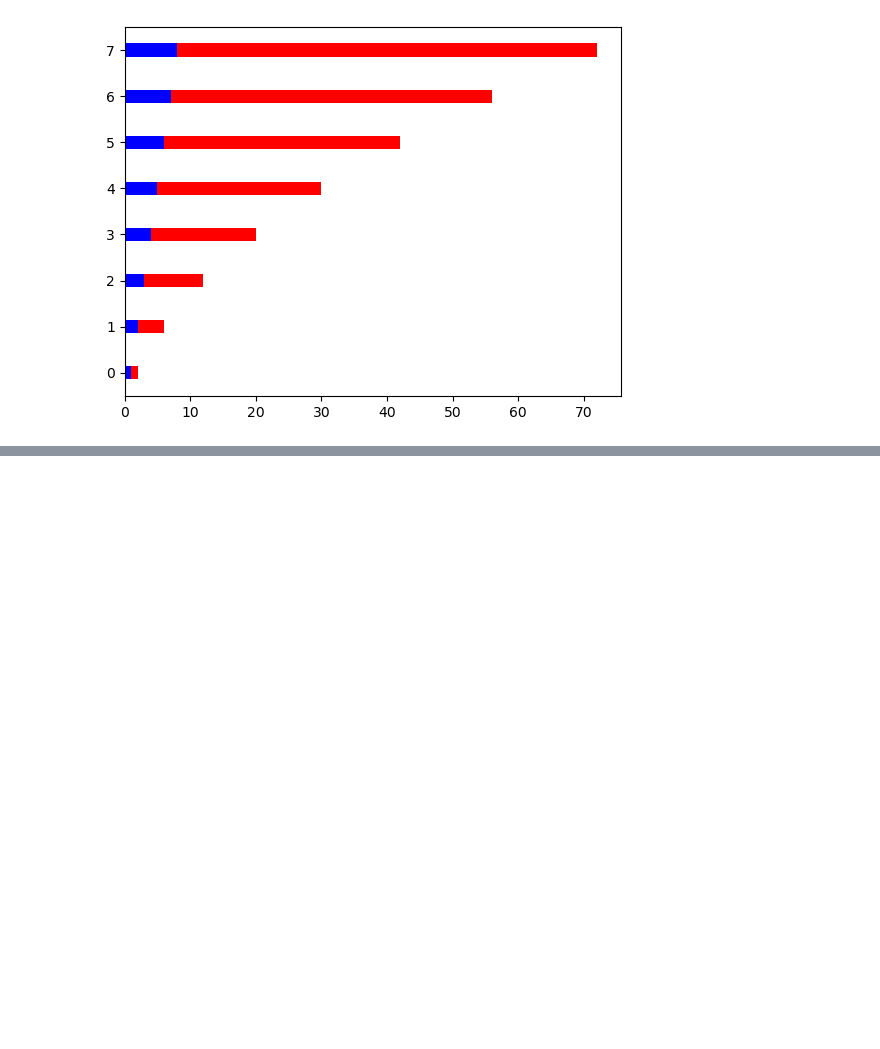
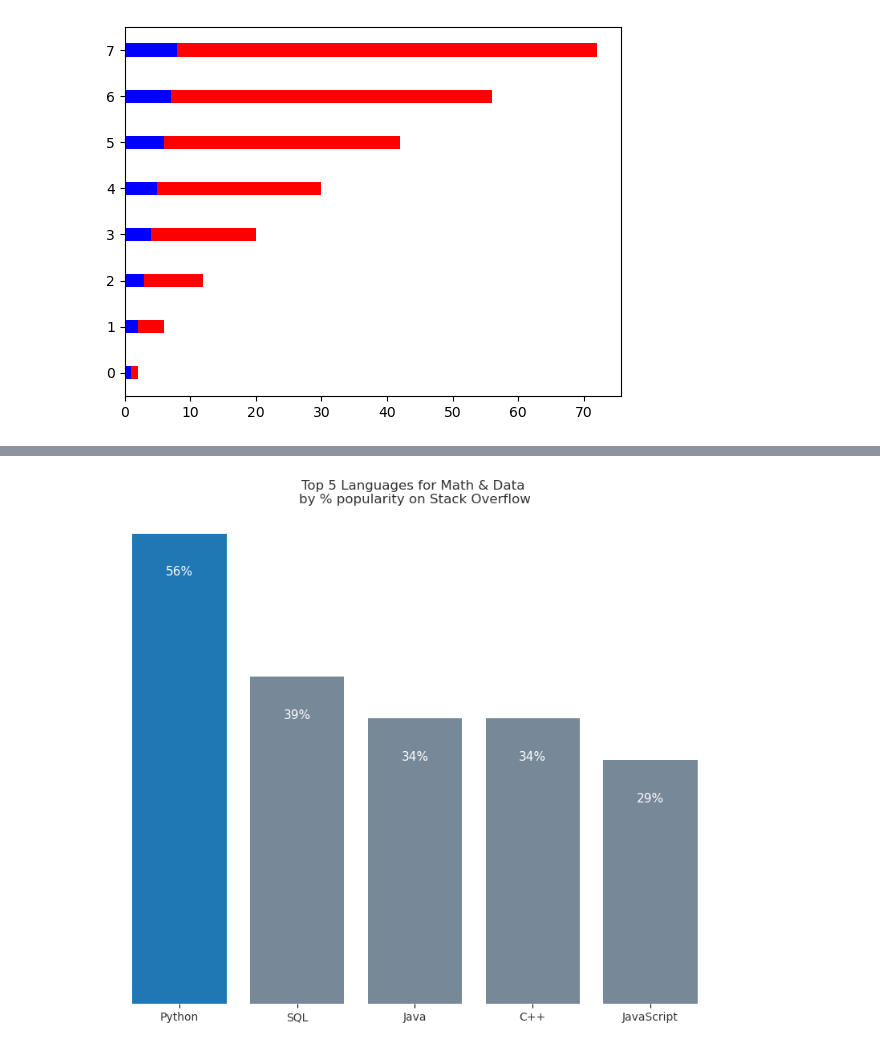
Before and after one commit to mrioshe/AppliedDataScienceWithPython, a Jupyter notebook: AppliedPlottingChartingAndDataRepresentationInPython/week2_BasicCharting/week2.ipynb, the cells around one changed output, grey strips where cells are left out. Saved outputs shown, nothing was run; the diff lists cells and outputs as text; code cells hidden in the pictures; blank space fills up the shorter version.

```diff
--- a/AppliedPlottingChartingAndDataRepresentationInPython/week2_BasicCharting/week2.ipynb
+++ b/AppliedPlottingChartingAndDataRepresentationInPython/week2_BasicCharting/week2.ipynb
@@ -315,0 +377,42 @@ plt.barh(xvals, exponential_data, height=0.3, left=linear_data, color='r')
+# %%
+plt.figure(figsize=(10, 8));
+languages = ['Python', 'SQL', 'Java', 'C++', 'JavaScript']
+pos = np.arange(len(languages))
+popularity = [56, 39, 34, 34, 29]
+
+bars = plt.bar(pos, popularity, align='center', linewidth=0, color='lightslategrey')
+bars[0].set_color('#1F77B4')
+
+plt.xticks(pos, languages, alpha=0.8)
+
+# We can remove the y label by just setting it to an empty list
+plt.yticks([])
+
+plt.title('Top 5 Languages for Math & Data \nby % popularity on Stack Overflow', alpha=0.8)
+for spine in plt.gca().spines.values():
+    spine.set_visible(False)
+
+# Removing the label is easy, but changing
+# the bars is a little bit of a pain.
+# For this we want to iterate over each
+# of the bars and grab its height.
+# Then we want to create a new text
+# object with the data information.
+for bar in bars:
+    # Unfortunately, this means doing
+    # a little bit of playing with padding.
+    # Here I'll set up the x location to the bar
+    # x plus the width divided by two and
+    # the y location to be
+    # the bar height minus five.
+
+    # It might seem weird to get the middle
+    # of the bar in the x dimension, but
+    # that's because I'm setting the label
+    # to center itself, horizontally.
+
+    height = bar.get_height()
+    plt.gca().text(bar.get_x() + bar.get_width() / 2, bar.get_height() - 5, str(int(height)) + '%',
+                   ha='center', color='w', fontsize=11)
+# %% [output]
+[figure, added]
```
Also changed, not shown: parts of 4 cells of this notebook.
